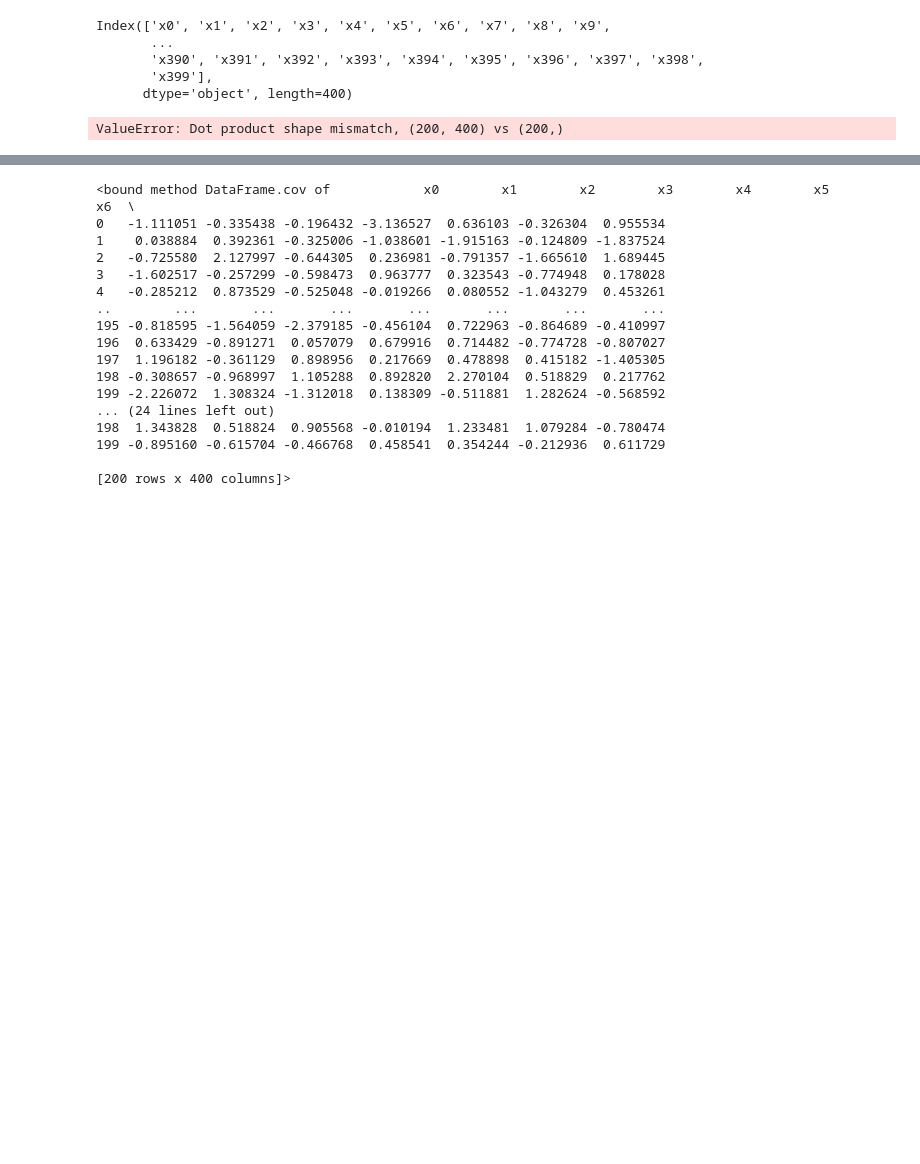
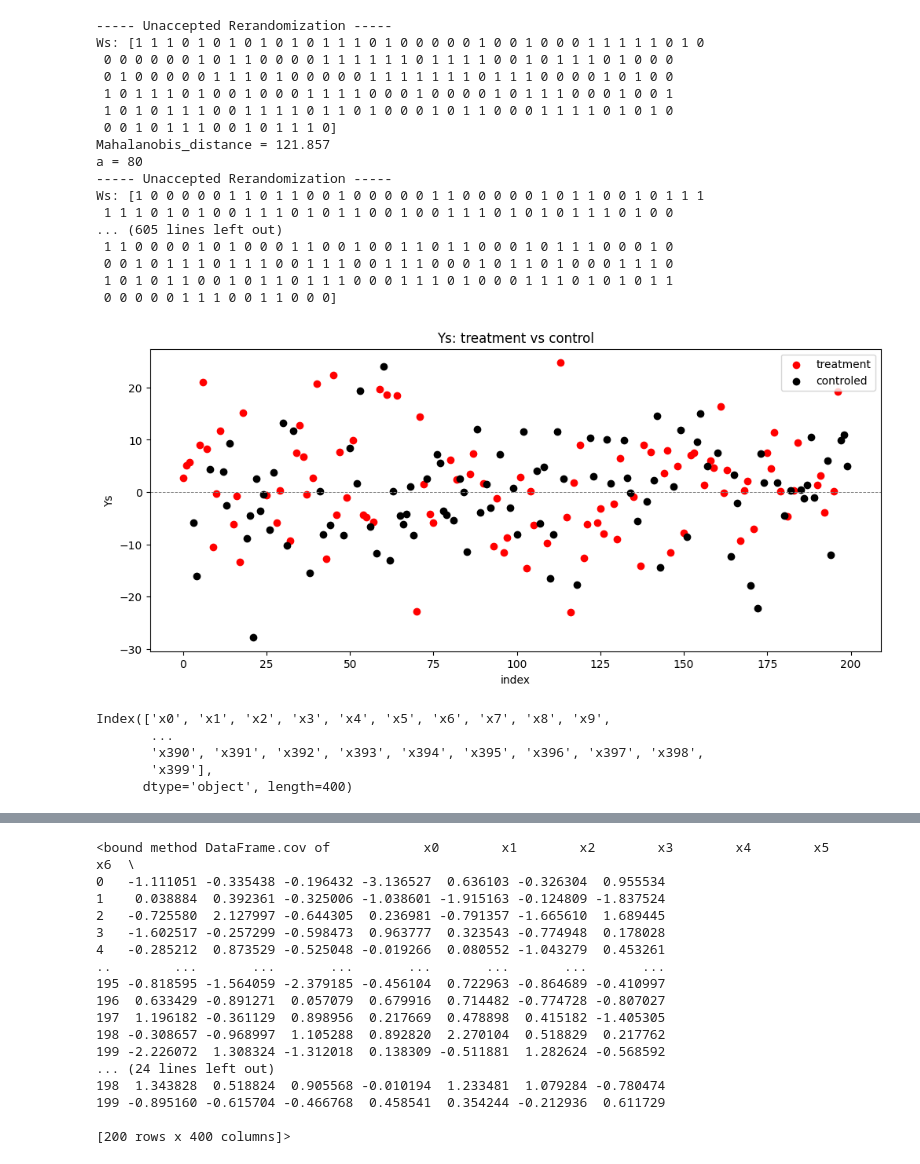
Before and after one commit to Rick7117/Rerandomization, a Jupyter notebook: draft.ipynb, the cells around one changed output, grey strips where cells are left out. Saved outputs shown, nothing was run; the diff lists cells and outputs as text; code cells hidden in the pictures; blank space fills up the shorter version.

```diff
--- a/draft.ipynb
+++ b/draft.ipynb
@@ -40 +17,24 @@ Xs
+# %%
+Ws_rerandomization = Ws_generator_rerandomization(Xs, a = 80)
+df = Ys_generator(Xs, Ws_rerandomization)
+randomization_output_plot(df)
+# %% [output]
+----- Unaccepted Rerandomization -----
+Ws: [1 1 1 0 1 0 1 0 1 0 1 0 1 1 1 0 1 0 0 0 0 0 1 0 0 1 0 0 0 1 1 1 1 1 0 1 0
+ 0 0 0 0 0 0 1 0 1 1 0 0 0 0 1 1 1 1 1 1 0 1 1 1 1 0 0 1 0 1 1 1 0 1 0 0 0
+ 0 1 0 0 0 0 0 1 1 1 0 1 0 0 0 0 0 1 1 1 1 1 1 1 0 1 1 1 0 0 0 0 1 0 1 0 0
+ 1 0 1 1 1 0 1 0 0 1 0 0 0 1 1 1 1 0 0 0 1 0 0 0 0 1 0 1 1 1 0 0 0 1 0 0 1
+ 1 0 1 0 1 1 1 0 0 1 1 1 1 0 1 1 0 1 0 0 0 1 0 1 1 0 0 0 1 1 1 1 0 1 0 1 0
+ 0 0 1 0 1 1 1 0 0 1 0 1 1 1 0]
+Mahalanobis_distance = 121.857
+a = 80
+----- Unaccepted Rerandomization -----
+Ws: [1 0 0 0 0 0 1 1 0 1 1 0 0 1 0 0 0 0 0 1 1 0 0 0 0 0 1 0 1 1 0 0 1 0 1 1 1
+ 1 1 1 0 1 0 1 0 0 1 1 1 0 1 0 1 1 0 0 1 0 0 1 1 1 0 1 0 1 0 1 1 1 0 1 0 0
+... (605 lines left out)
+ 1 1 0 0 0 0 1 0 1 0 0 0 1 1 0 0 1 0 0 1 1 0 1 1 0 0 0 1 0 1 1 1 0 0 0 1 0
+ 0 0 1 0 1 1 1 0 1 1 1 0 0 1 1 1 0 0 1 1 1 0 0 0 1 0 1 1 0 1 0 0 0 1 1 1 0
+ 1 0 1 0 1 1 0 0 1 0 1 1 0 1 1 1 0 0 0 1 1 1 0 1 0 0 0 1 1 1 0 1 0 1 0 1 1
+ 0 0 0 0 0 1 1 1 0 0 1 1 0 0 0]
+[figure, added]
 # %%
@@ -46,12 +46,3 @@ Index(['x0', 'x1', 'x2', 'x3', 'x4', 'x5', 'x6', 'x7', 'x8', 'x9',
        'x390', 'x391', 'x392', 'x393', 'x394', 'x395', 'x396', 'x397', 'x398',
        'x399'],
       dtype='object', length=400)
-# %%
-Mahalanobis_distance(Xs, Ws)
-# cov_X = np.cov(Xs)
-# n = len(Ws)
-# pw = np.sum(Ws) / n
-# print(Xs.shape)
-# print(cov_X.shape)
-# %% [output]
-ValueError: Dot product shape mismatch, (200, 400) vs (200,)
```
Also changed, not shown: parts of 5 cells of this notebook, 2 other files.
